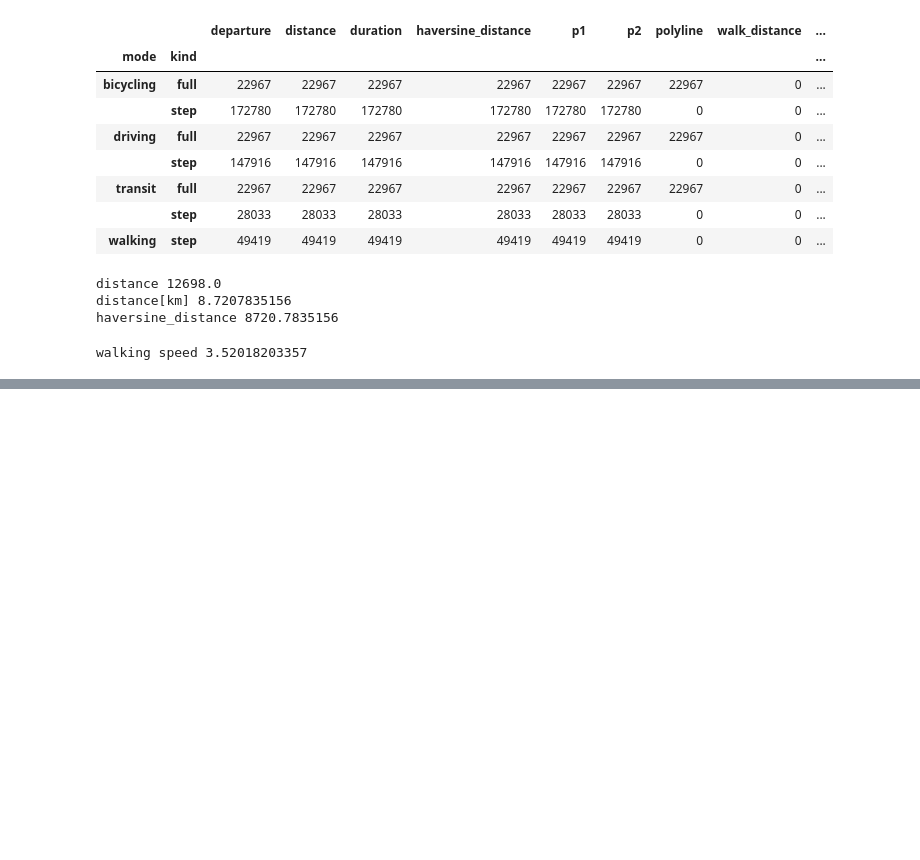
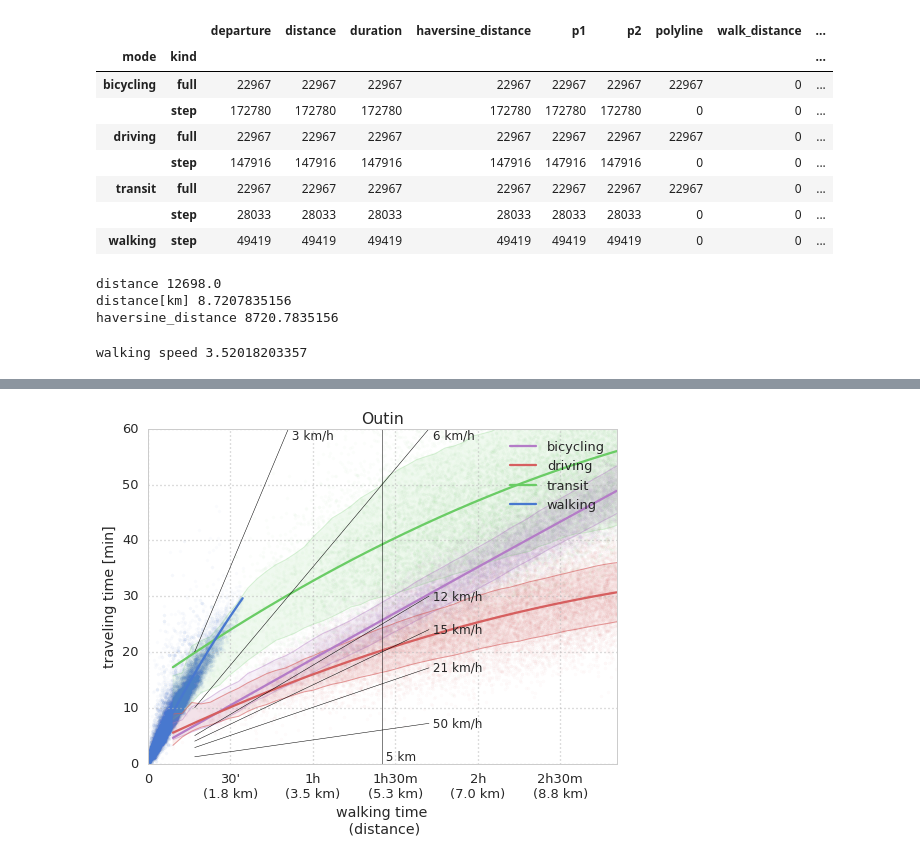
Before and after one commit to astyonax/TimingParis, a Jupyter notebook: notebooks/TimeParis-plots.ipynb, the cells around one changed output, grey strips where cells are left out. Drawn from its saved outputs; the diff is of its cells as text; code cells hidden in the pictures; blank space fills up the shorter version.

```diff
--- a/notebooks/TimeParis-plots.ipynb
+++ b/notebooks/TimeParis-plots.ipynb
@@ -174,0 +176,64 @@ fig.savefig('../plots/{0:s}_timing.png'.format(TITLE),dpi=96,bbox_inches='tight'
+# %%
+import itertools
+zo={'driving':3,'bicycling':2,'transit':1}
+colors = sns.color_palette('muted',n_colors=4)[::-1]
+scale = 1.2
+fig,ax=plt.subplots(1,1,figsize=(7*scale,5*scale))
+ax.cla()
+c=0
+for _x,_y in data.groupby('mode'):
+#     if _x == 'transit' : continue
+    ix = _y['distance[km]']
+    x,y = _y['distance[km]']*h_per_km,_y['duration[m]']
+    ax.scatter(x,y.values,\
+               color=colors[c],s=12,linewidth=0,zorder=-10,alpha=.025)
+
+    fx,fy = fitit(x,y,func=poly,p0=[0,]*3)
+    ax.plot(fx,fy,color=colors[c],label=_x)
+
+    if not _x=='walking':
+        vx,my,vy = wvarlist(ix,y,0.2,0.500)
+        vy=vy**.5
+        ax.fill_between(vx*h_per_km,my-vy,my+vy,color=colors[c],alpha=.1,zorder=-10+zo[_x])
+        ax.plot(vx*h_per_km,my+vy,color=colors[c],lw=1,zorder=-10+zo[_x],alpha=.2*zo[_x])
+        ax.plot(vx*h_per_km,my-vy,color=colors[c],lw=1,zorder=-10+zo[_x],alpha=.2*zo[_x])
+        c+=1
+
+    if _x =='walking':
+        ha = itertools.cycle(['left','left'])
+        for km_per_h in [3,6,12,15,21,50]:
+            x=np.arange(1,10,5.)
+            y=x/km_per_h # unit of h
+            y *= 60 # unit of min
+            ax.plot(x*h_per_km,y,'-',c='k',lw=.5,zorder=2)
+            x0=x[-1]*h_per_km
+            y0=y[-1]
+            va = 'center'
+            if y0>=60:
+                y0 = 60
+                x0 = 60*km_per_h/60.*h_per_km
+                va = 'top'
+            ax.text(x0,y0,' {0:d} km/h'.format(km_per_h),verticalalignment=va,horizontalalignment=ha.next(),fontsize=12)
+
+ax.set_ylim(0,60)
+ax.set_xlim(0,10*h_per_km)
+ax.set_ylabel('traveling time [min]')
+ax.set_xlabel('walking time\n (distance)')
+
+xticks=[0,.5,1,1.5,2,2.5]
+xticks_labels=['0','30\'','1h','1h30m','2h','2h30m']
+xticks_labels=['{0:s}\n({1:.1f} km)'.format(j,i/h_per_km) for i,j in zip(xticks,xticks_labels)]
+xticks_labels[0]='0'
+ax.xaxis.set_ticks(xticks)
+ax.xaxis.set_ticklabels(xticks_labels)
+
+ax.axvline(5*h_per_km,color='k',lw=.5)
+# ax.axvline(5*1.5*h_per_km,color='k',lw=.5)
+ax.text(5*h_per_km,0,' 5 km',verticalalignment='bottom',horizontalalignment='left',fontsize=12)
+# ax.text(5*1.5*h_per_km,0,' 7.5 km',verticalalignment='bottom',horizontalalignment='left',fontsize=12)
+ax.grid(True,color='#bbbbbb',which='major',linestyle=':')
+ax.legend()
+ax.set_title(TITLE.capitalize())
+fig.savefig('../plots/{0:s}_timing_full.png'.format(TITLE),dpi=96,bbox_inches='tight')
+# %% [output]
+[figure, added]
```
Also changed, not shown: parts of 3 cells of this notebook, 9 other files.
